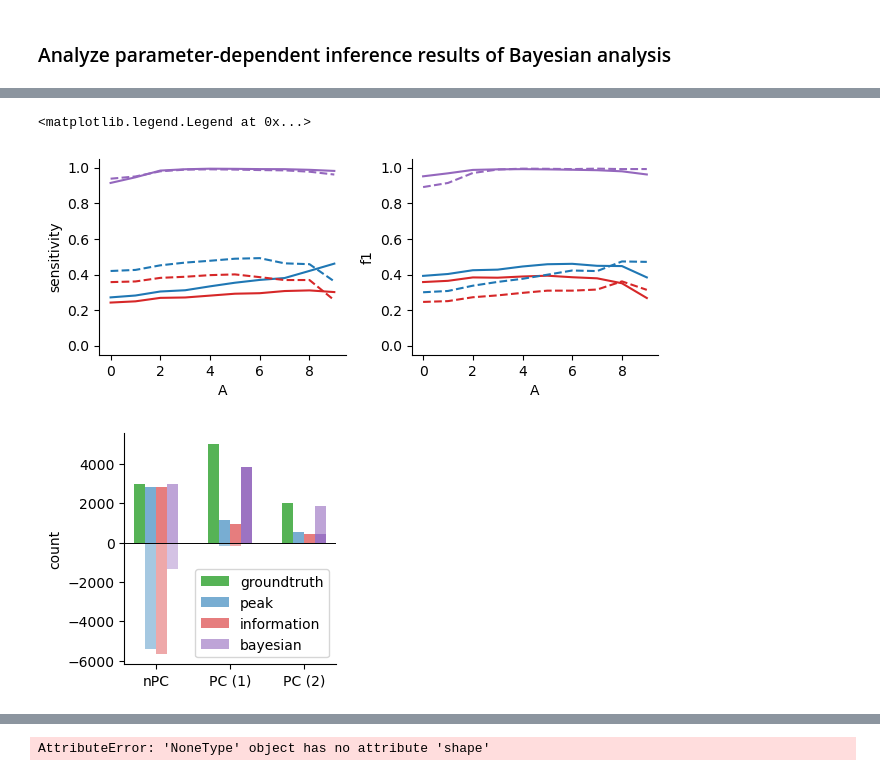
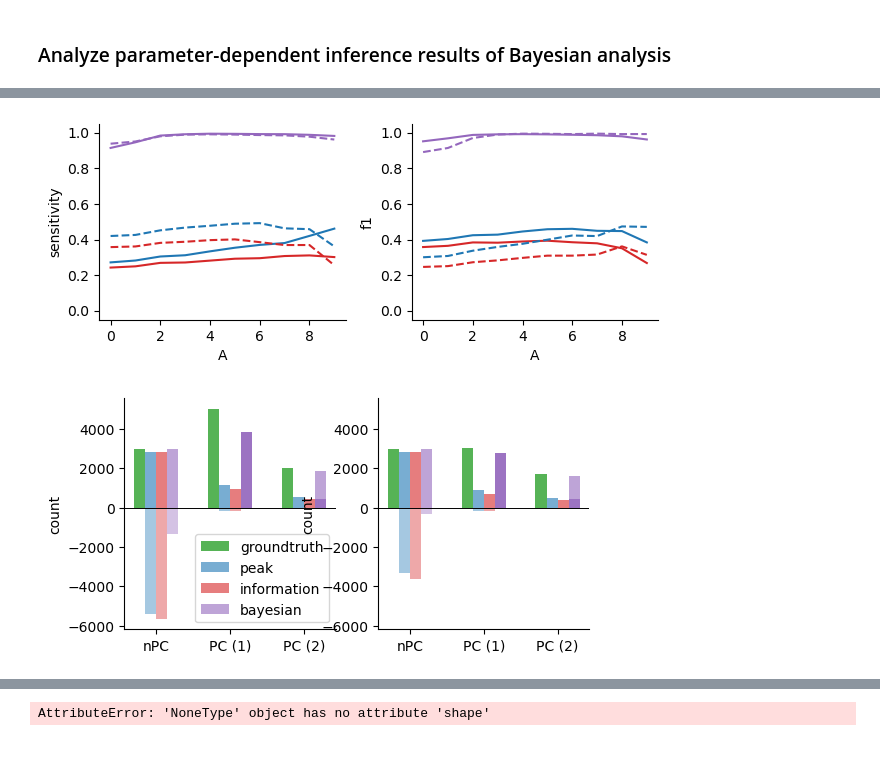
Before and after one commit to woxxel/placefield_detection, a Jupyter notebook: test_place_field_detection.ipynb, the cells around one changed output, grey strips where cells are left out. Drawn from its saved outputs; the diff is of its cells as text; code cells hidden in the pictures.

```diff
--- a/test_place_field_detection.ipynb
+++ b/test_place_field_detection.ipynb
@@ -789,40 +787,39 @@ for i, val in enumerate(val_array):
 
     idxes = np.any(
         (parameters_bare[key] > val) & (parameters_bare["reliability"] > 0.9)
         # & (parameters_bare['sigma']>2.)
         # & (parameters_bare['n_fields'][:,np.newaxis]==1)
         # & (parameters_bare['A0'][:,np.newaxis]<0.5)
         ,
         axis=1,
     )
     # idxes = None
     for m, method in enumerate(methods):
         counts, evals = get_method_performance(method, idxes)
         sensitivity[i, m], specificity[i, m], precision[i, m], f1[i, m] = evals.values()
 ax_sensitivity.plot(val_array, f1, linestyle="--")
 ax_f1.plot(val_array, sensitivity, linestyle="--")
 
 
 ax.legend()
 plt.tight_layout()
 
 
 fig = plt.figure(figsize=(6, 3))
 ax_numbers = fig.add_subplot(121)
 plot_numbers(ax_numbers, idxes=None)
 ax_numbers.legend()
-# idxes = np.any(
-# 	parameters_bare["A"] > 2.5
-# ,
-# axis=1,
-# )
 
 # plt.setp(ax_numbers,ylim=[-500,5000])
+idxes = np.any(
+    # (parameters_bare["A0"][:,np.newaxis] < .5) & (parameters_bare["reliability"] > 0.5),
+    (parameters_bare["A"] > 2.0) & (parameters_bare["reliability"] > 0.5),
+    axis=1,
+)
 
-# ax_numbers2 = fig.add_subplot(122, sharey=ax_numbers)
-# plot_numbers(ax_numbers2, idxes=idxes)
-# idxes = None
+ax_numbers2 = fig.add_subplot(122, sharey=ax_numbers)
+plot_numbers(ax_numbers2, idxes=idxes)
+idxes = None
 # %% [output]
-<matplotlib.legend.Legend at 0x...>
 [figure]
-[figure, old version]
+[figure, new version]
```
Also changed, not shown: parts of 14 cells of this notebook, 9 other files.
